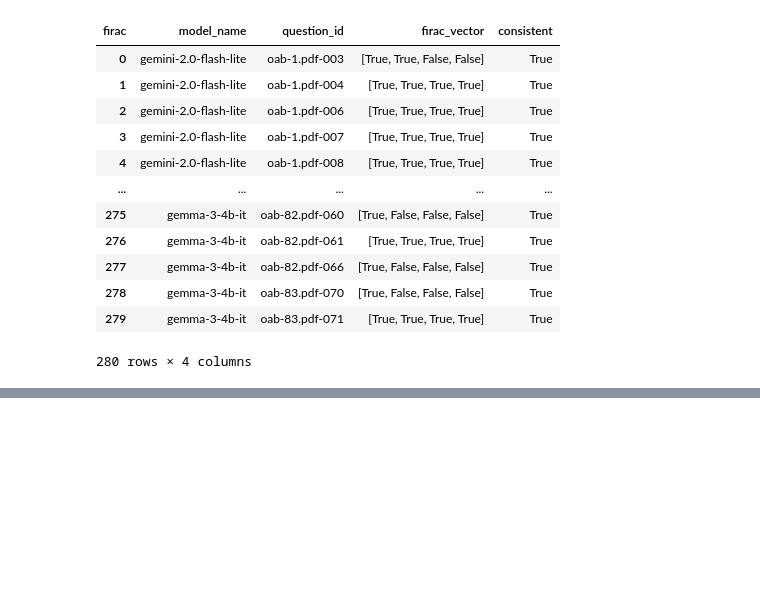
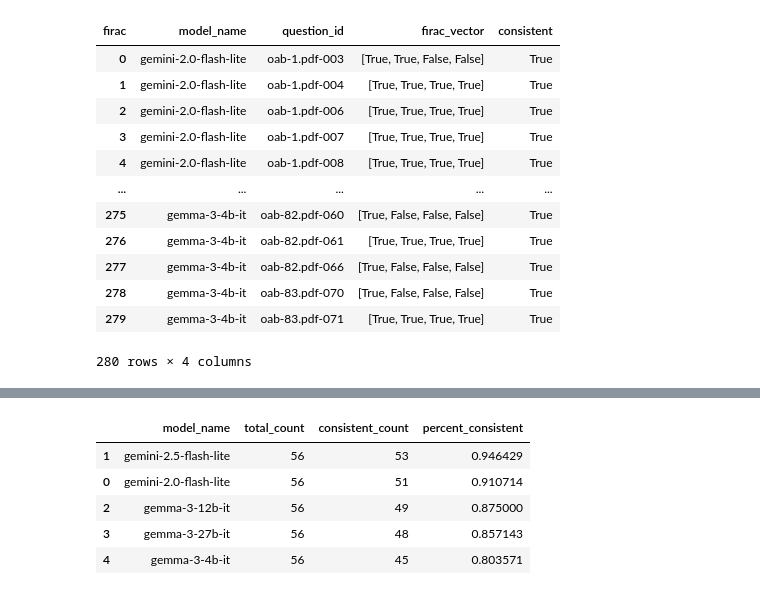
Before and after one commit to pcalais/law-cognitive-structure, a Jupyter notebook: notebooks/run-consistency.ipynb, the cells around one changed output, grey strips where cells are left out. Cells and saved outputs as stored; diff of their text form; code cells hidden in the pictures; blank space fills up the shorter version.

```diff
--- a/notebooks/run-consistency.ipynb
+++ b/notebooks/run-consistency.ipynb
@@ -174,3 +242,43 @@ seq_counts.head(1000)
 | 19 | gemma-3-12b-it | (True, False, True, True) | False | 1 |
 | 21 | gemma-3-12b-it | (True, True, False, True) | False | 1 |
 | 26 | gemma-3-27b-it | (True, False, False, True) | False | 1 |
+# %%
+import pandas as pd
+
+# Calcula total de sequências por modelo
+total_by_model = (
+    seq_counts
+    .groupby("model_name")["count"]
+    .sum()
+    .rename("total_count")
+)
+
+# Calcula total de sequências consistentes por modelo
+consistent_by_model = (
+    seq_counts[seq_counts["consistent"] == True]
+    .groupby("model_name")["count"]
+    .sum()
+    .rename("consistent_count")
+)
+
+# Junta tudo
+summary = (
+    pd.concat([total_by_model, consistent_by_model], axis=1)
+    .fillna(0)
+    .reset_index()
+)
+
+# % de consistentes
+summary["percent_consistent"] = summary["consistent_count"] / summary["total_count"]
+
+# Ordena pela % de consistentes
+summary = summary.sort_values("percent_consistent", ascending=False)
+
+summary
+# %% [output]
+|  | model_name | total_count | consistent_count | percent_consistent |
+| 1 | gemini-2.5-flash-lite | 56 | 53 | 0.946429 |
+| 0 | gemini-2.0-flash-lite | 56 | 51 | 0.910714 |
+| 2 | gemma-3-12b-it | 56 | 49 | 0.875000 |
+| 3 | gemma-3-27b-it | 56 | 48 | 0.857143 |
+| 4 | gemma-3-4b-it | 56 | 45 | 0.803571 |
```
Also changed, not shown: parts of 8 cells of this notebook, 1 other file.
